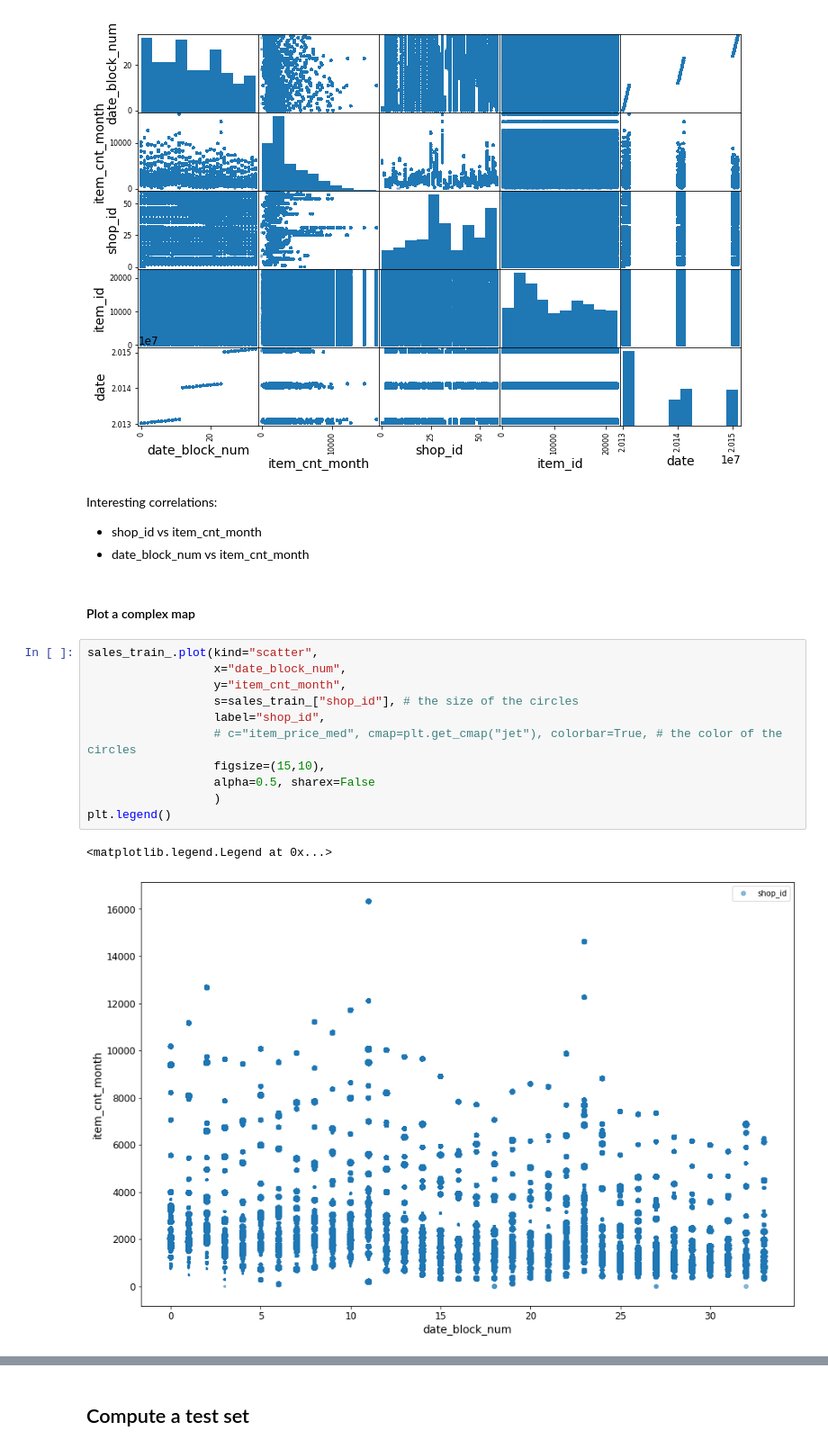
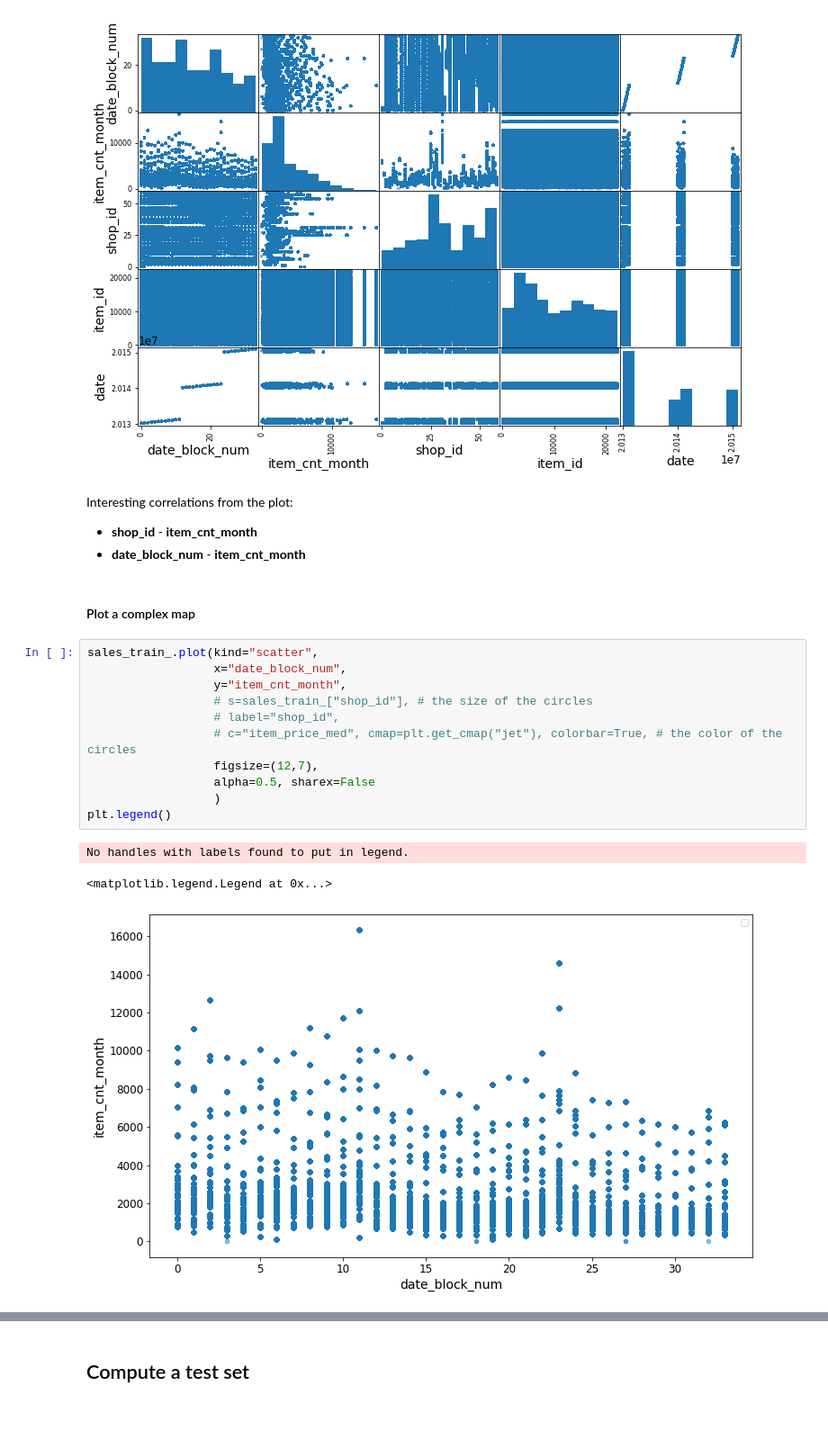
Before and after one commit to nyculescu/kaggle__competitive_data_science_predict_future_sales, a Jupyter notebook: 01_kernel_nb.ipynb, the cells around one changed output, grey strips where cells are left out. Shown at 90% size. Drawn from its saved outputs; the diff is of its cells as text; blank space fills up the shorter version.

```diff
--- a/01_kernel_nb.ipynb
+++ b/01_kernel_nb.ipynb
@@ -517,24 +541,25 @@ array([[<matplotlib.axes._subplots.AxesSubplot object at 0x...>,
       dtype=object)
 [figure]
 # %% [markdown]
-Interesting correlations:
-* shop_id vs item_cnt_month
-* date_block_num vs item_cnt_month
+Interesting correlations from the plot:
+* **shop_id** - **item_cnt_month**
+* **date_block_num** - **item_cnt_month**
 # %% [markdown]
 #### Plot a complex map
 # %%
 sales_train_.plot(kind="scatter",
                   x="date_block_num",
                   y="item_cnt_month",
-                  s=sales_train_["shop_id"], # the size of the circles
-                  label="shop_id",
+                  # s=sales_train_["shop_id"], # the size of the circles
+                  # label="shop_id",
                   # c="item_price_med", cmap=plt.get_cmap("jet"), colorbar=True, # the color of the circles
-                  figsize=(15,10),
+                  figsize=(12,7),
                   alpha=0.5, sharex=False
                   )
 plt.legend()
 # %% [output]
-<matplotlib.legend.Legend at 0x...>
+No handles with labels found to put in legend.
+<matplotlib.legend.Legend at 0x...>
-[figure, old version]
+[figure, new version]
 # %%
 sales_train_.plot(kind="scatter",
```
Also changed, not shown: parts of 19 cells of this notebook.
